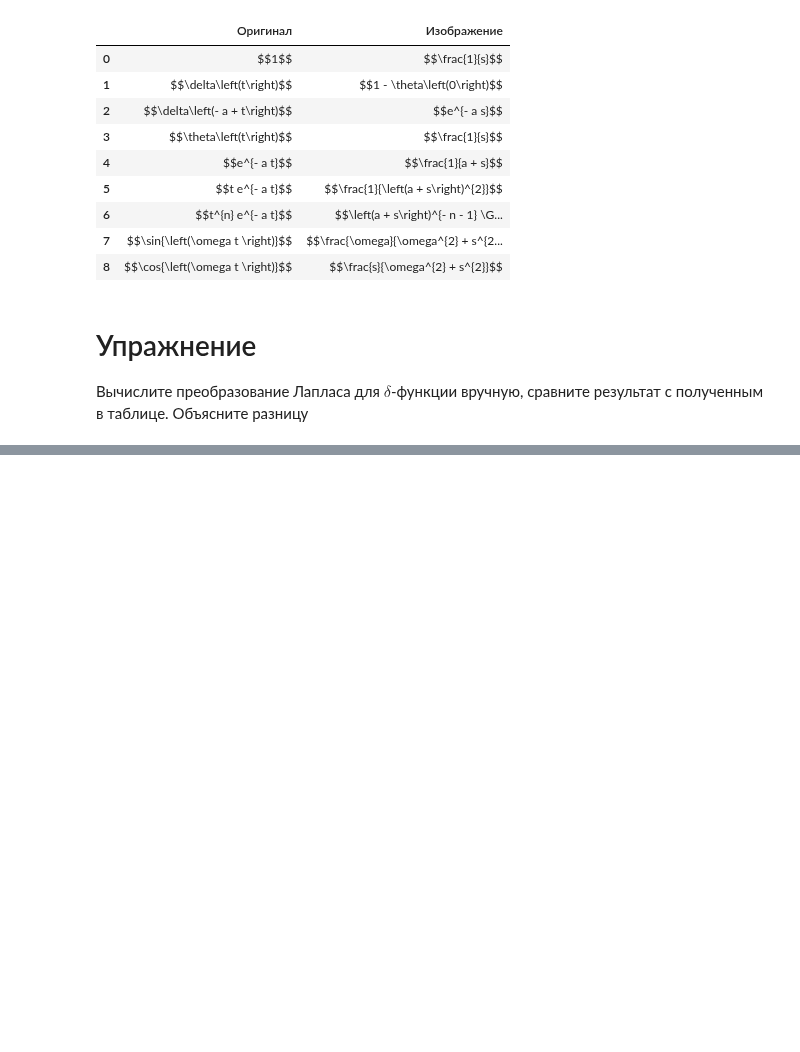
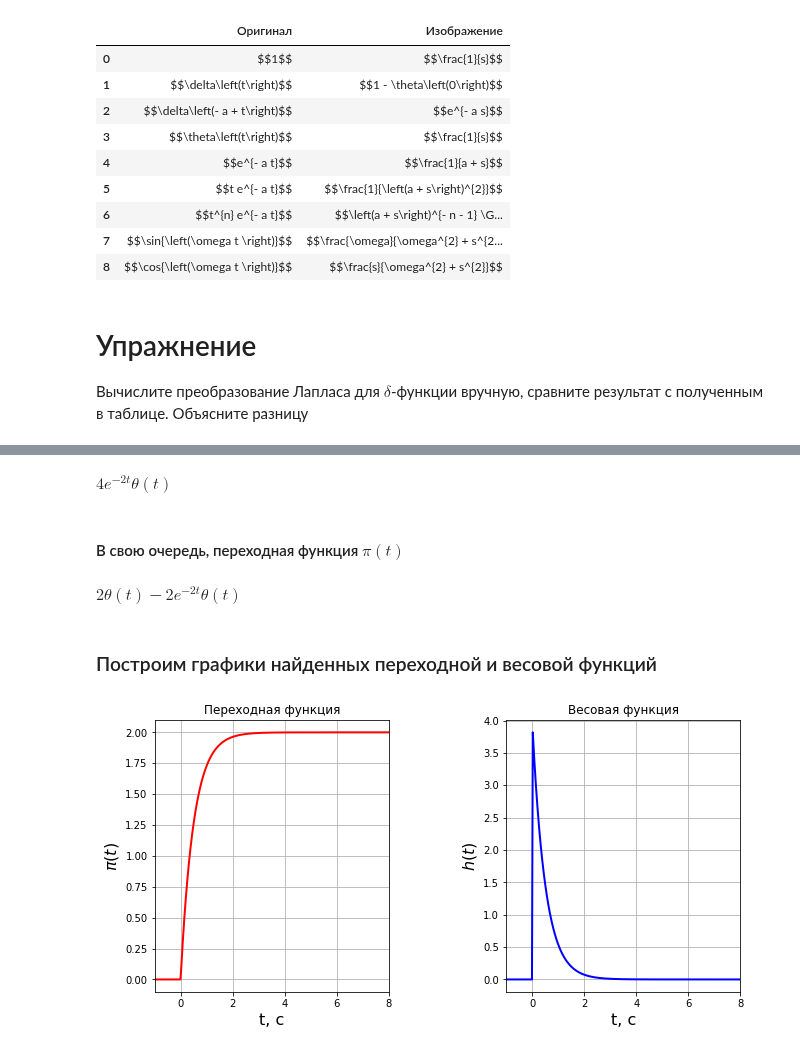
Before and after one commit to DPritykin/Control-Theory-Course, a Jupyter notebook: Lecture Jupyter Notebooks/Lecture 3 State-Space Representation. Laplace Transform. Transfer Functions.ipynb, the cells around one changed output, grey strips where cells are left out. Drawn from its saved outputs; the diff is of its cells as text; code cells hidden in the pictures; blank space fills up the shorter version.

```diff
--- a/Lecture Jupyter Notebooks/Lecture 3 State-Space Representation. Laplace Transform. Transfer Functions.ipynb
+++ b/Lecture Jupyter Notebooks/Lecture 3 State-Space Representation. Laplace Transform. Transfer Functions.ipynb
@@ -299,0 +321,3 @@ $$
+# %%
+H_s = 4/(s+2)
+H_s
@@ -299,0 +328,47 @@ $$
+# %%
+h_t = invL(H_s)
+h_t
+# %% [output]
+$\displaystyle 4 e^{- 2 t} \theta\left(t\right)$
+# %% [markdown]
+#### В свою очередь,  переходная функция $\pi(t)$
+# %%
+pi_t = invL(H_s/s)
+pi_t
+# %% [output]
+$\displaystyle 2 \theta\left(t\right) - 2 e^{- 2 t} \theta\left(t\right)$
+# %% [markdown]
+### Построим графики найденных переходной и весовой функций
+# %%
+pi_plot = sympy.plotting.plot(pi_t, (t, -1, 8), show = False)[0]
+h_plot = sympy.plotting.plot(h_t, (t, -1, 8), show = False)[0]
+
+pi_vs_t = pi_plot.get_points()
+h_vs_t = h_plot.get_points()
+# %%
+plt.rcParams['axes.labelsize'] = 16
+
+fig = plt.figure(figsize=(10.5, 5))
+ax1 = fig.add_subplot(121)
+ax2 = fig.add_subplot(122)
+
+# do subplot 1
+ax1.plot(pi_vs_t[0], pi_vs_t[1], color='red', linewidth = 2)  # plot x**2 in green
+ax1.set_xlim([-1, 8])
+ax1.set_xlabel('t, c')
+ax1.set_ylabel('$\pi(t)$')
+ax1.set_title('Переходная функция')
+ax1.grid()
+
+# do subplot 2
+ax2.plot(h_vs_t[0], h_vs_t[1], color='blue', linewidth = 2)  # plot x**3 in red
+ax2.set_xlim([-1, 8])
+ax2.set_xlabel('t, c')
+ax2.set_ylabel('$h(t)$')
+ax2.set_title('Весовая функция')
+ax2.grid()
+
+fig.subplots_adjust(wspace=0.5)
+plt.show()
+# %% [output]
+[figure, added]
```
Also changed, not shown: parts of 5 cells of this notebook.
